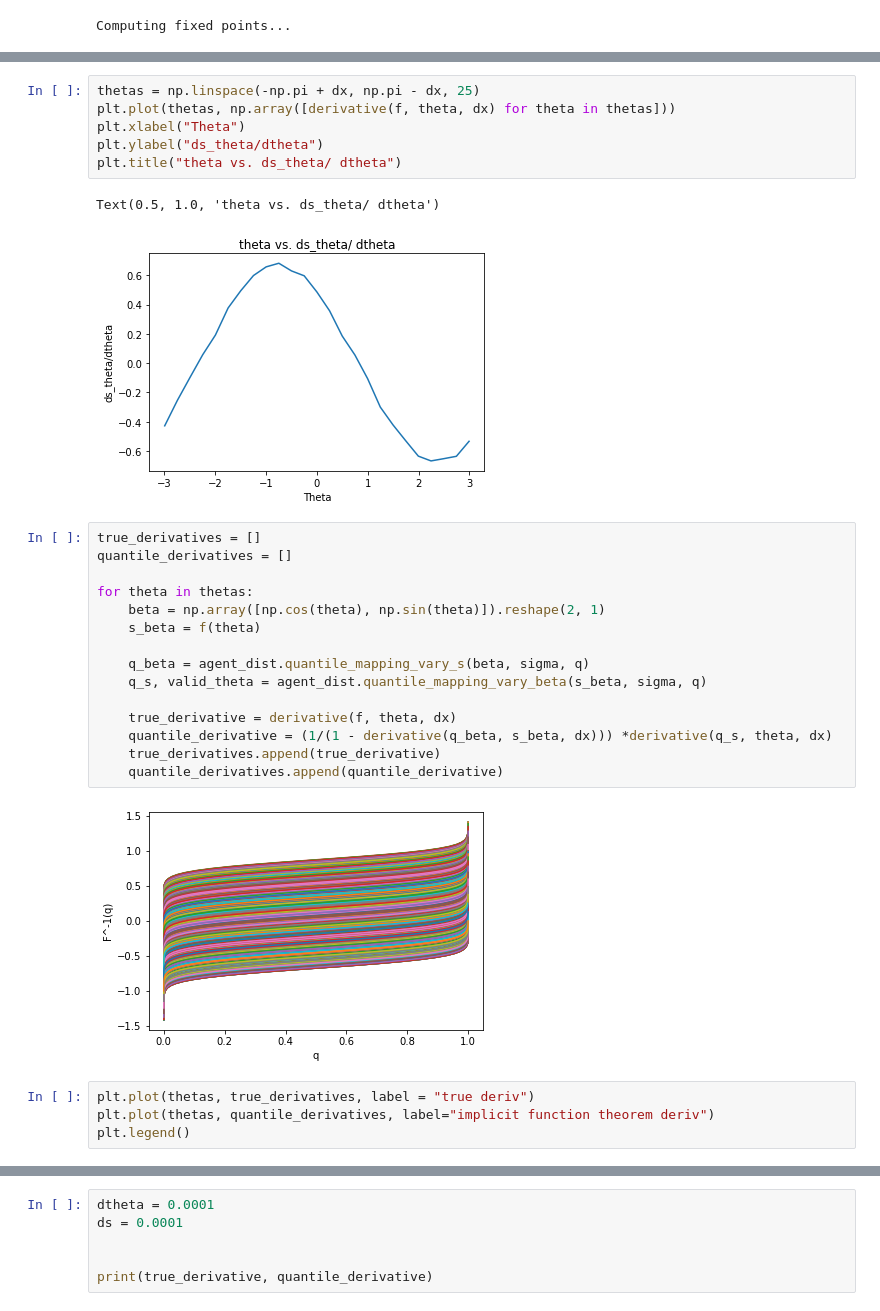
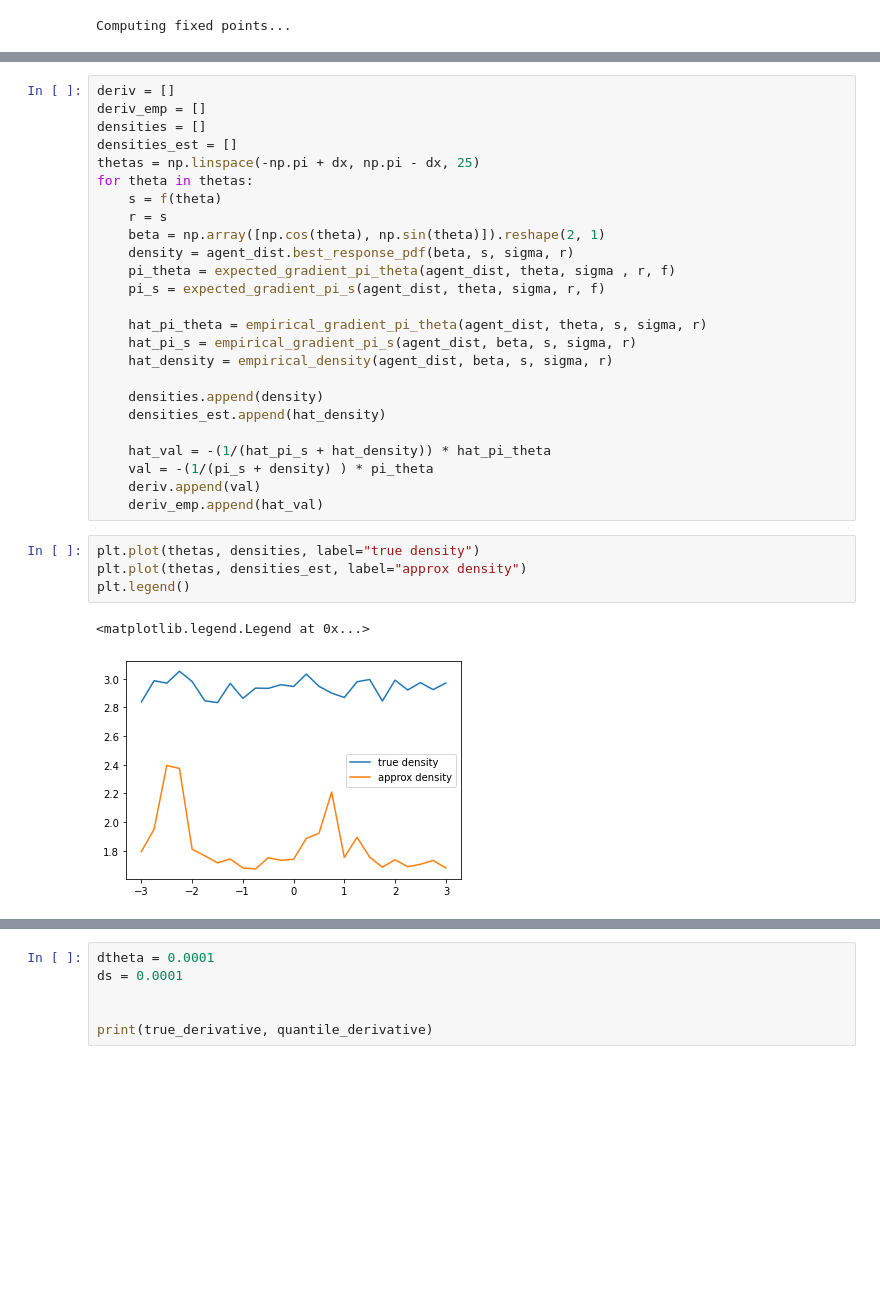
Before and after one commit to roshni714/ml-with-strategic-agents, a Jupyter notebook: approx-ds-dbeta.ipynb, the cells around one changed output, grey strips where cells are left out. Drawn from its saved outputs; the diff is of its cells as text; blank space fills up the shorter version.

Commit message:
reparam gradient

```diff
--- a/approx-ds-dbeta.ipynb
+++ b/approx-ds-dbeta.ipynb
@@ -30,30 +31,32 @@ Text(0.5, 1.0, 'theta vs. s_theta')
-# %%
-thetas = np.linspace(-np.pi + dx, np.pi - dx, 25)
-plt.plot(thetas, np.array([derivative(f, theta, dx) for theta in thetas]))
-plt.xlabel("Theta")
-plt.ylabel("ds_theta/dtheta")
-plt.title("theta vs. ds_theta/ dtheta")
-# %% [output]
-Text(0.5, 1.0, 'theta vs. ds_theta/ dtheta')
-[figure, removed]
-# %%
-true_derivatives = []
-quantile_derivatives = []
-
-for theta in thetas:
-    beta = np.array([np.cos(theta), np.sin(theta)]).reshape(2, 1)
-    s_beta = f(theta)
-
-    q_beta = agent_dist.quantile_mapping_vary_s(beta, sigma, q)
-    q_s, valid_theta = agent_dist.quantile_mapping_vary_beta(s_beta, sigma, q)
-
-    true_derivative = derivative(f, theta, dx)
-    quantile_derivative = (1/(1 - derivative(q_beta, s_beta, dx))) *derivative(q_s, theta, dx)
-    true_derivatives.append(true_derivative)
-    quantile_derivatives.append(quantile_derivative)
-# %% [output]
-[figure, removed]
-# %%
-plt.plot(thetas, true_derivatives, label = "true deriv")
-plt.plot(thetas, quantile_derivatives, label="implicit function theorem deriv")
-plt.legend()
+# %%
+deriv = []
+deriv_emp = []
+densities = []
+densities_est = []
+thetas = np.linspace(-np.pi + dx, np.pi - dx, 25)
+for theta in thetas:
+    s = f(theta)
+    r = s
+    beta = np.array([np.cos(theta), np.sin(theta)]).reshape(2, 1)
+    density = agent_dist.best_response_pdf(beta, s, sigma, r)
+    pi_theta = expected_gradient_pi_theta(agent_dist, theta, sigma , r, f)
+    pi_s = expected_gradient_pi_s(agent_dist, theta, sigma, r, f)
+
+    hat_pi_theta = empirical_gradient_pi_theta(agent_dist, theta, s, sigma, r)
+    hat_pi_s = empirical_gradient_pi_s(agent_dist, beta, s, sigma, r)
+    hat_density = empirical_density(agent_dist, beta, s, sigma, r)
+
+    densities.append(density)
+    densities_est.append(hat_density)
+
+    hat_val = -(1/(hat_pi_s + hat_density)) * hat_pi_theta
+    val = -(1/(pi_s + density) ) * pi_theta
+    deriv.append(val)
+    deriv_emp.append(hat_val)
+# %%
+plt.plot(thetas, densities, label="true density")
+plt.plot(thetas, densities_est, label="approx density")
+plt.legend()
+# %% [output]
+<matplotlib.legend.Legend at 0x...>
+[figure, added]
```
Also changed, not shown: parts of 10 cells of this notebook, 3 other files.
